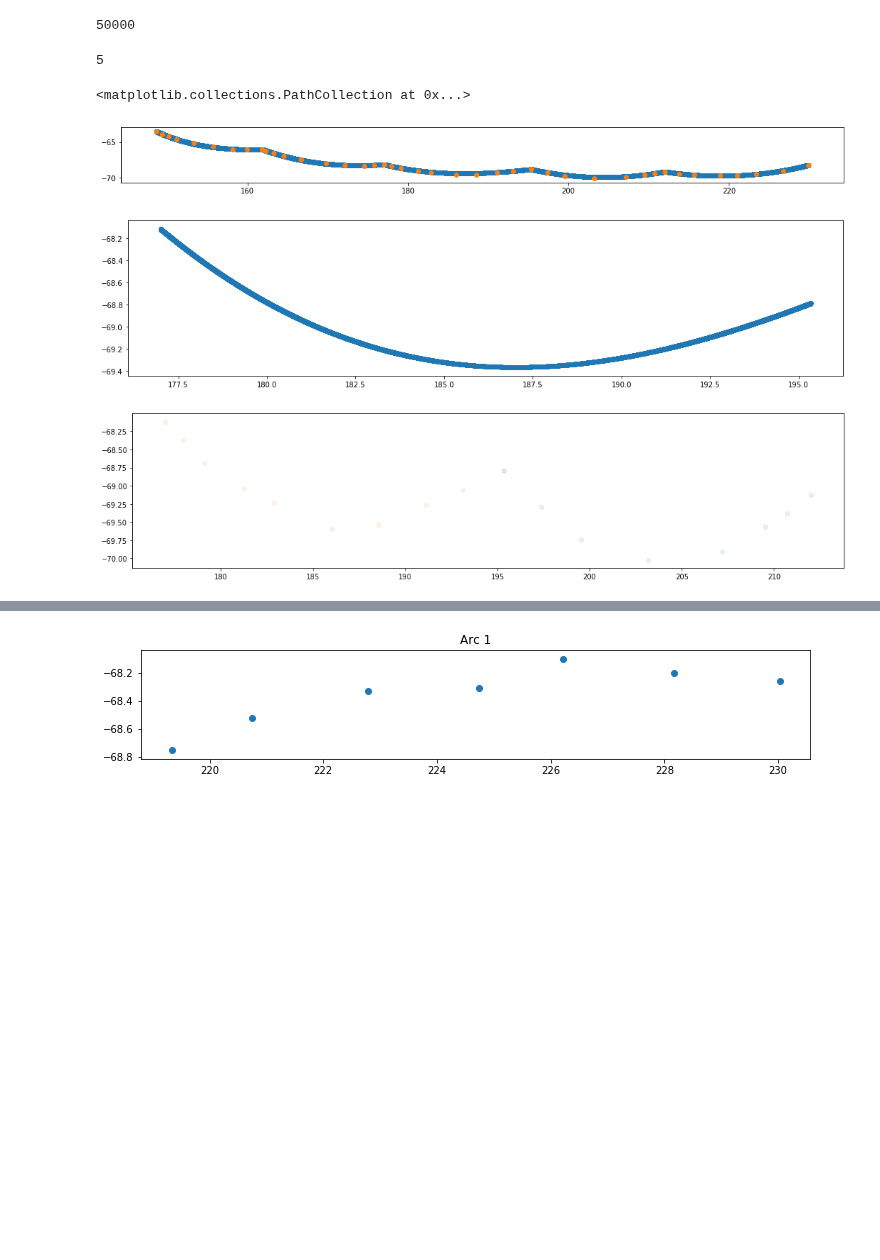
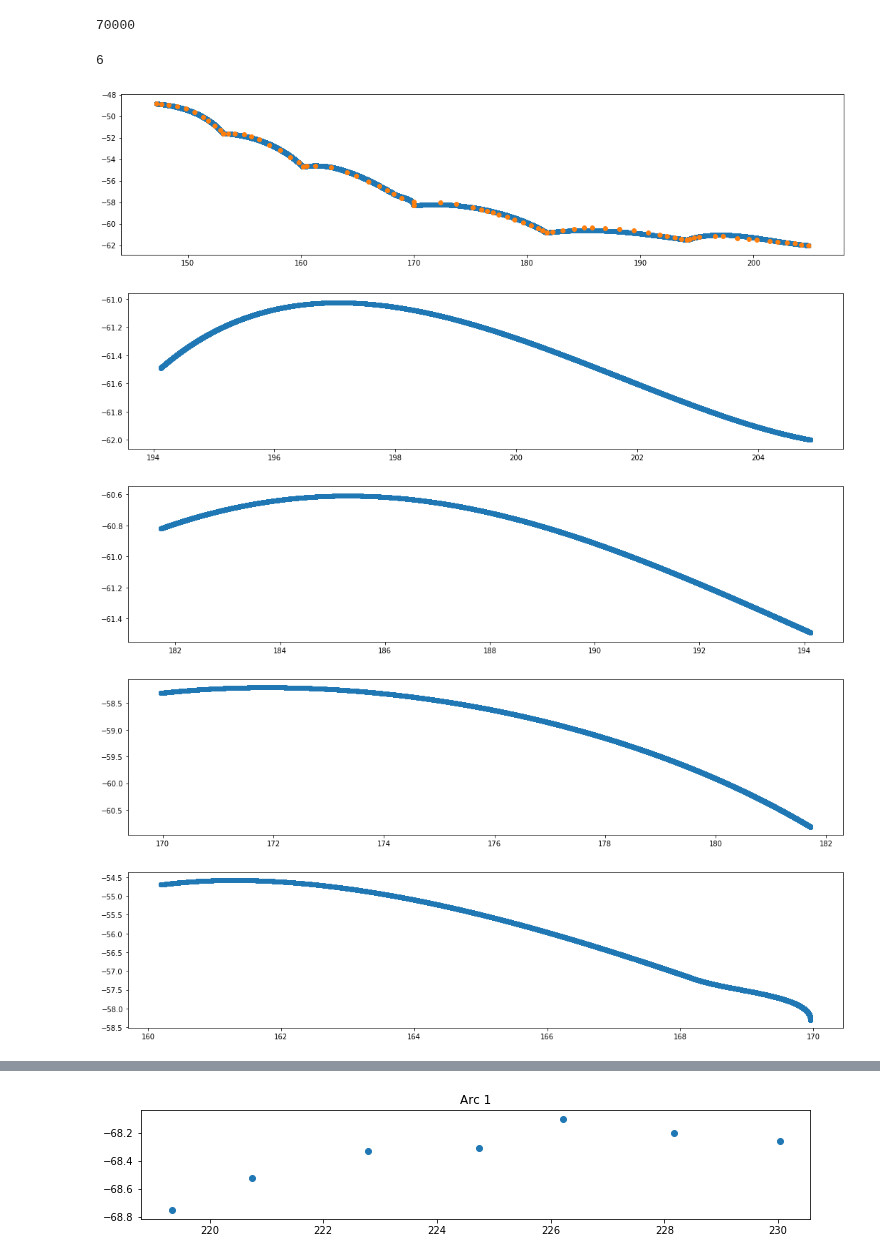
Before and after one commit to ssajous/europa-cycloids, a Jupyter notebook: src/Arc Fitting.ipynb, the cells around one changed output, grey strips where cells are left out. Saved outputs shown, nothing was run; the diff lists cells and outputs as text; code cells hidden in the pictures; blank space fills up the shorter version.

```diff
--- a/src/Arc Fitting.ipynb
+++ b/src/Arc Fitting.ipynb
@@ -20,47 +20,53 @@ def convertLonRaw(lon):
 
 convertLon = np.vectorize(convertLonRaw)
 # %%
-current = 'delphi'
+current = 'cilicia'
 
 arcPoints = cycloids[current].arcs[0]
 arc = cycloids[current].curve
 
-arc = fitting.createCycloidBezier(cycloids[current].arcs, maxError=0.1, pointsPerCurve=10000)
+arc = fitting.create_cycloid_bezier(cycloids[current].arcs, max_error=0.1, points_per_curve=10000)
 
 allPoints = pd.DataFrame(np.vstack(cycloids[current].arcs), columns=['lon', 'lat'])
 
 
 # arc['lon'] = convertLon(arc['lon'])
 # allPoints['lon'] = convertLon(allPoints['lon'])
 
 # arc = fitting.createCycloidBezier(cycloids[current].arcs, maxError=0.0575)
 
 lonRange = arc['lon'].max() - arc['lon'].min()
 latRange = arc['lat'].max() - arc['lat'].min()
 
 ratio = latRange / lonRange
 
 
 plt.figure(figsize=(18,18*ratio))
 # plt.figure(figsize=(18,4))
 plt.scatter(arc['lon'], arc['lat'])
 plt.scatter(allPoints['lon'], allPoints['lat'])
 
 
 display(len(arc))
 display(len(cycloids[current].arcs))
 third = arc.loc[arc['arcNumber'] == 3]
 
-plt.figure(figsize=(18,4))
-plt.scatter(third['lon'], third['lat'])
+# plt.figure(figsize=(18,4))
+# plt.scatter(third['lon'], third['lat'])
 
-plt.figure(figsize=(18,4))
-plt.scatter(cycloids[current].arcs[1]['lon'], cycloids[current].arcs[1]['lat'], alpha=0.1)
-plt.scatter(cycloids[current].arcs[2]['lon'], cycloids[current].arcs[2]['lat'], alpha=0.1)
+# plt.figure(figsize=(18,4))
+# plt.scatter(cycloids[current].arcs[1]['lon'], cycloids[current].arcs[1]['lat'], alpha=0.1)
+# plt.scatter(cycloids[current].arcs[2]['lon'], cycloids[current].arcs[2]['lat'], alpha=0.1)
+
+for i, current_arc in enumerate(cycloids[current].arcs):
+    current = arc.loc[arc['arcNumber'] == i + 1]
+    plt.figure(figsize=(18,4))
+    plt.scatter(current['lon'], current['lat'])
 # %% [output]
-50000
+70000
-5
+6
-<matplotlib.collections.PathCollection at 0x...>
-[figure, old version]
+[figure, new version]
-[figure, old version]
+[figure, new version]
-[figure, old version]
+[figure, new version]
+[figure, added]
+[figure, added]
```
Also changed, not shown: parts of 3 cells of this notebook, 1 other file.
